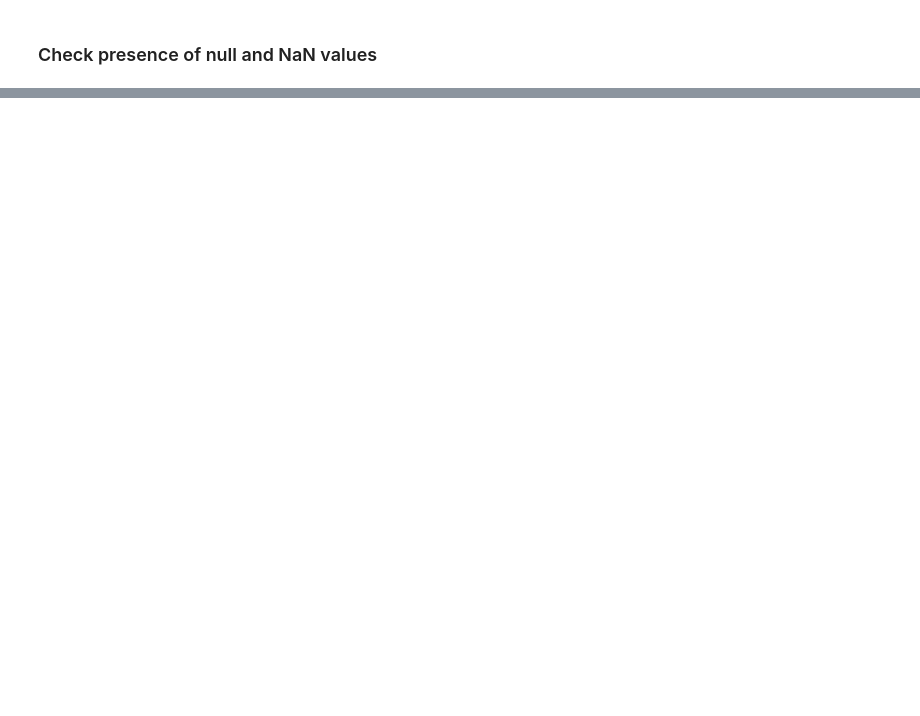
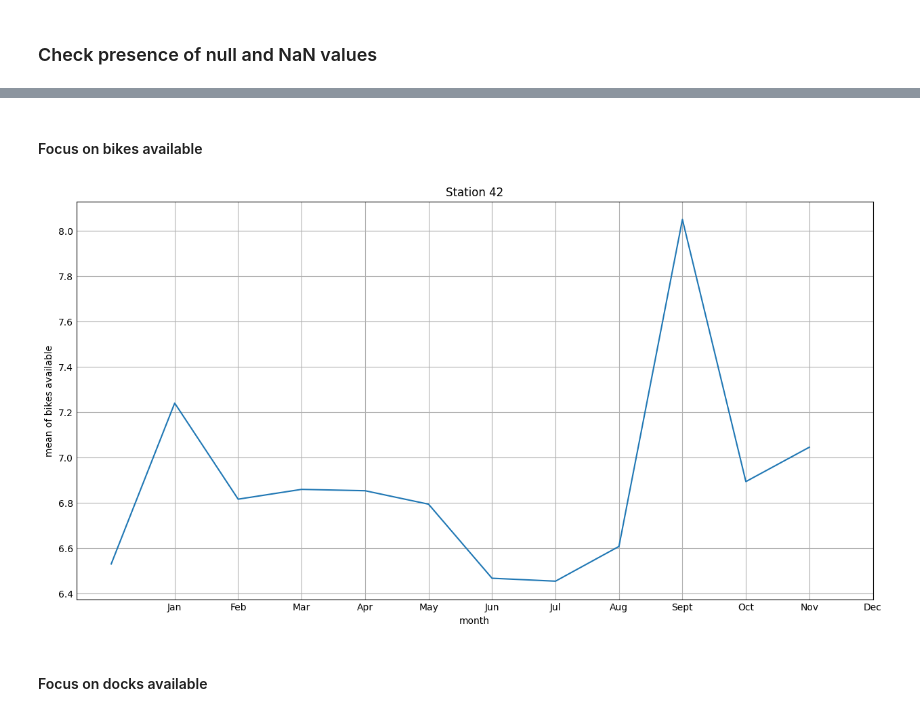
Before and after one commit to Desmoniak/Simple_Federated_Learning, a Jupyter notebook: RNN_LSTM.ipynb, the cells around one changed output, grey strips where cells are left out. Drawn from its saved outputs; the diff is of its cells as text; code cells hidden in the pictures; blank space fills up the shorter version.

```diff
--- a/RNN_LSTM.ipynb
+++ b/RNN_LSTM.ipynb
@@ -104,0 +212,6 @@ dtype: int64
+# %%
+# Extraire le nom de chaque mois à partir de la colonne 'time'
+dataset_station_id_transform['month_name'] = dataset_station_id_transform['time'].dt.month_name(locale='English')
+# Regrouper les données par mois et calculer la moyenne pour chaque mois
+df_monthly_mean = dataset_station_id_transform.groupby('month_name').mean()
+df_monthly_mean
@@ -104,0 +233,28 @@ dtype: int64
+# %% [markdown]
+#### Focus on bikes available
+# %%
+import pandas as pd
+import matplotlib.pyplot as plt
+
+plt.figure(figsize=(12, 6))
+
+# Tracer la courbe
+plt.plot(df_monthly_mean.index, df_monthly_mean['bikes_available'])
+
+# Ajouter des étiquettes pour l'axe x et y
+plt.xlabel('month')
+plt.ylabel('mean of bikes available')
+
+# Changer les étiquettes de l'axe x pour qu'elles affichent les noms des mois
+mois = ['Jan', 'Feb', 'Mar', 'Apr', 'May', 'Jun', 'Jul', 'Aug', 'Sept', 'Oct', 'Nov', 'Dec']
+plt.xticks(range(1,13), mois)
+
+# Afficher le titre du graphique
+plt.title(f'Station {id}')
+
+# Afficher le graphique
+plt.show()
+# %% [output]
+[figure, added]
+# %% [markdown]
+#### Focus on docks available
```
Also changed, not shown: parts of 42 cells of this notebook.
